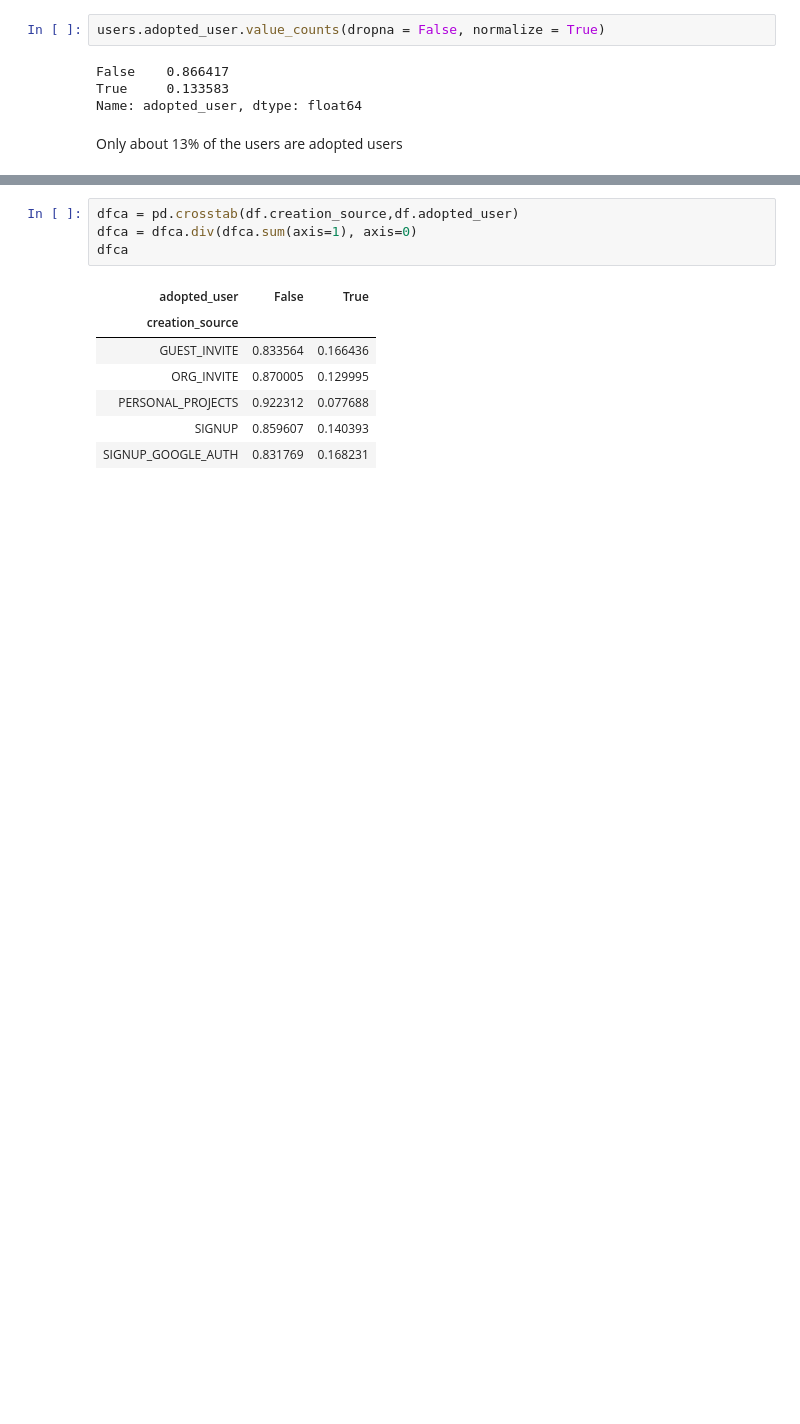
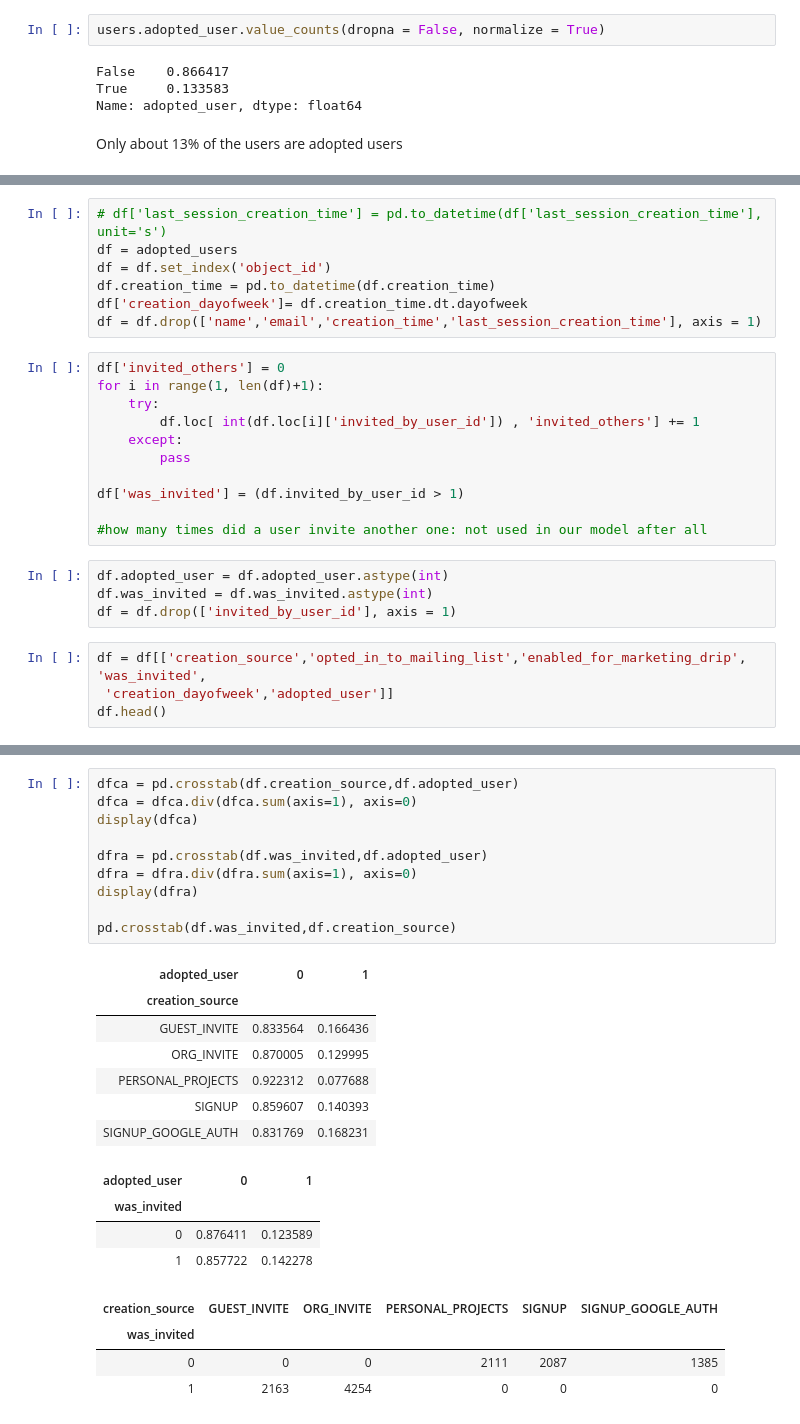
Before and after one commit to adriensaremi/Springboard, a Jupyter notebook: Mini_projects/itw_relax_challenge/notebook.ipynb, the cells around one changed output, grey strips where cells are left out. Drawn from its saved outputs; the diff is of its cells as text; blank space fills up the shorter version.

```diff
--- a/Mini_projects/itw_relax_challenge/notebook.ipynb
+++ b/Mini_projects/itw_relax_challenge/notebook.ipynb
@@ -116,0 +110,26 @@ df.head(7)
+# %%
+# df['last_session_creation_time'] = pd.to_datetime(df['last_session_creation_time'], unit='s')
+df = adopted_users
+df = df.set_index('object_id')
+df.creation_time = pd.to_datetime(df.creation_time)
+df['creation_dayofweek']= df.creation_time.dt.dayofweek
+df = df.drop(['name','email','creation_time','last_session_creation_time'], axis = 1)
+# %%
+df['invited_others'] = 0
+for i in range(1, len(df)+1):
+    try:
+        df.loc[ int(df.loc[i]['invited_by_user_id']) , 'invited_others'] += 1
+    except:
+        pass
+
+df['was_invited'] = (df.invited_by_user_id > 1)
+
+#how many times did a user invite another one: not used in our model after all
+# %%
+df.adopted_user = df.adopted_user.astype(int)
+df.was_invited = df.was_invited.astype(int)
+df = df.drop(['invited_by_user_id'], axis = 1)
+# %%
+df = df[['creation_source','opted_in_to_mailing_list','enabled_for_marketing_drip', 'was_invited',
+ 'creation_dayofweek','adopted_user']]
+df.head()
@@ -117,12 +146,26 @@ df.head(7)
 # %%
 dfca = pd.crosstab(df.creation_source,df.adopted_user)
 dfca = dfca.div(dfca.sum(axis=1), axis=0)
-dfca
+display(dfca)
+
+dfra = pd.crosstab(df.was_invited,df.adopted_user)
+dfra = dfra.div(dfra.sum(axis=1), axis=0)
+display(dfra)
+
+pd.crosstab(df.was_invited,df.creation_source)
 # %% [output]
-| adopted_user | False | True |
+| adopted_user | 0 | 1 |
 | creation_source |  |  |
 | GUEST_INVITE | 0.833564 | 0.166436 |
 | ORG_INVITE | 0.870005 | 0.129995 |
 | PERSONAL_PROJECTS | 0.922312 | 0.077688 |
 | SIGNUP | 0.859607 | 0.140393 |
 | SIGNUP_GOOGLE_AUTH | 0.831769 | 0.168231 |
+| adopted_user | 0 | 1 |
+| was_invited |  |  |
+| 0 | 0.876411 | 0.123589 |
+| 1 | 0.857722 | 0.142278 |
+| creation_source | GUEST_INVITE | ORG_INVITE | PERSONAL_PROJECTS | SIGNUP | SIGNUP_GOOGLE_AUTH |
+| was_invited |  |  |  |  |  |
+| 0 | 0 | 0 | 2111 | 2087 | 1385 |
+| 1 | 2163 | 4254 | 0 | 0 | 0 |
```
Also changed, not shown: parts of 30 cells of this notebook, 4 other files.
